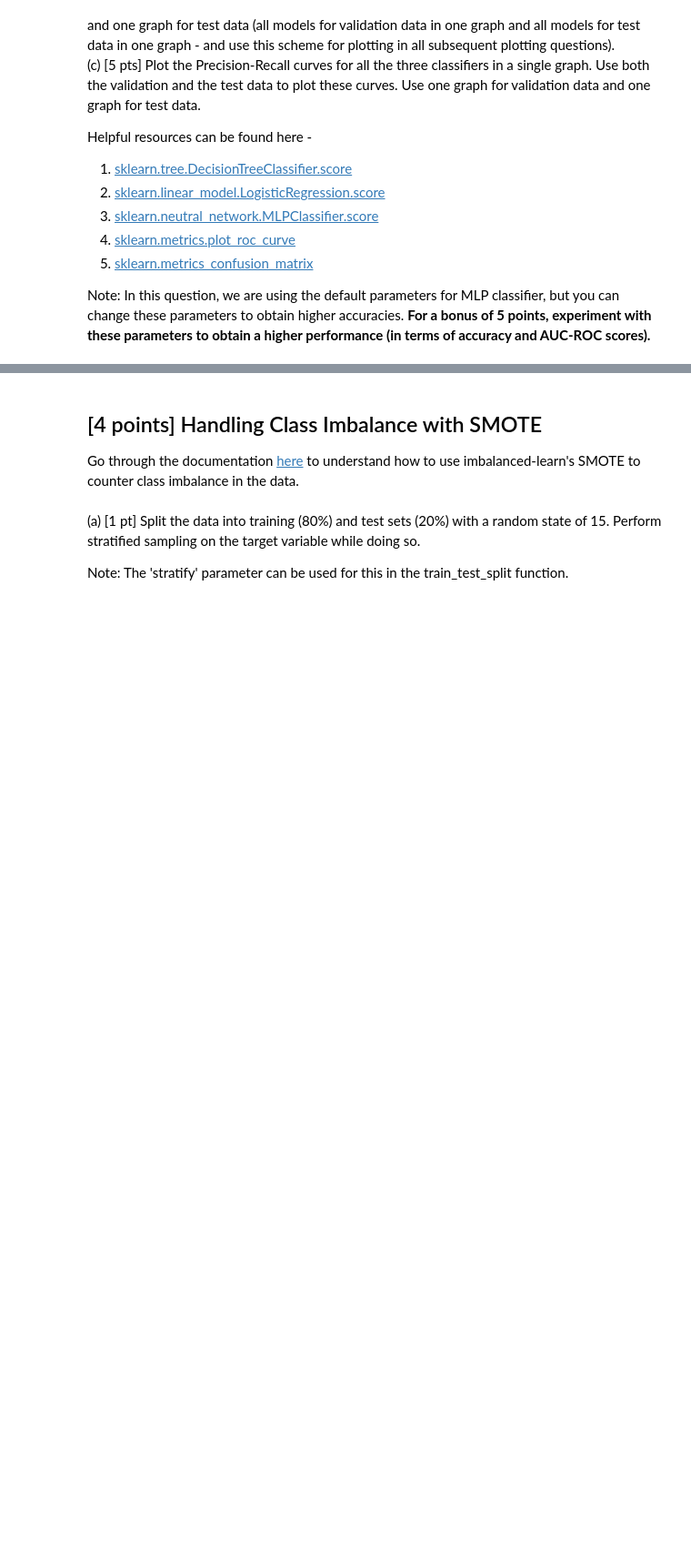
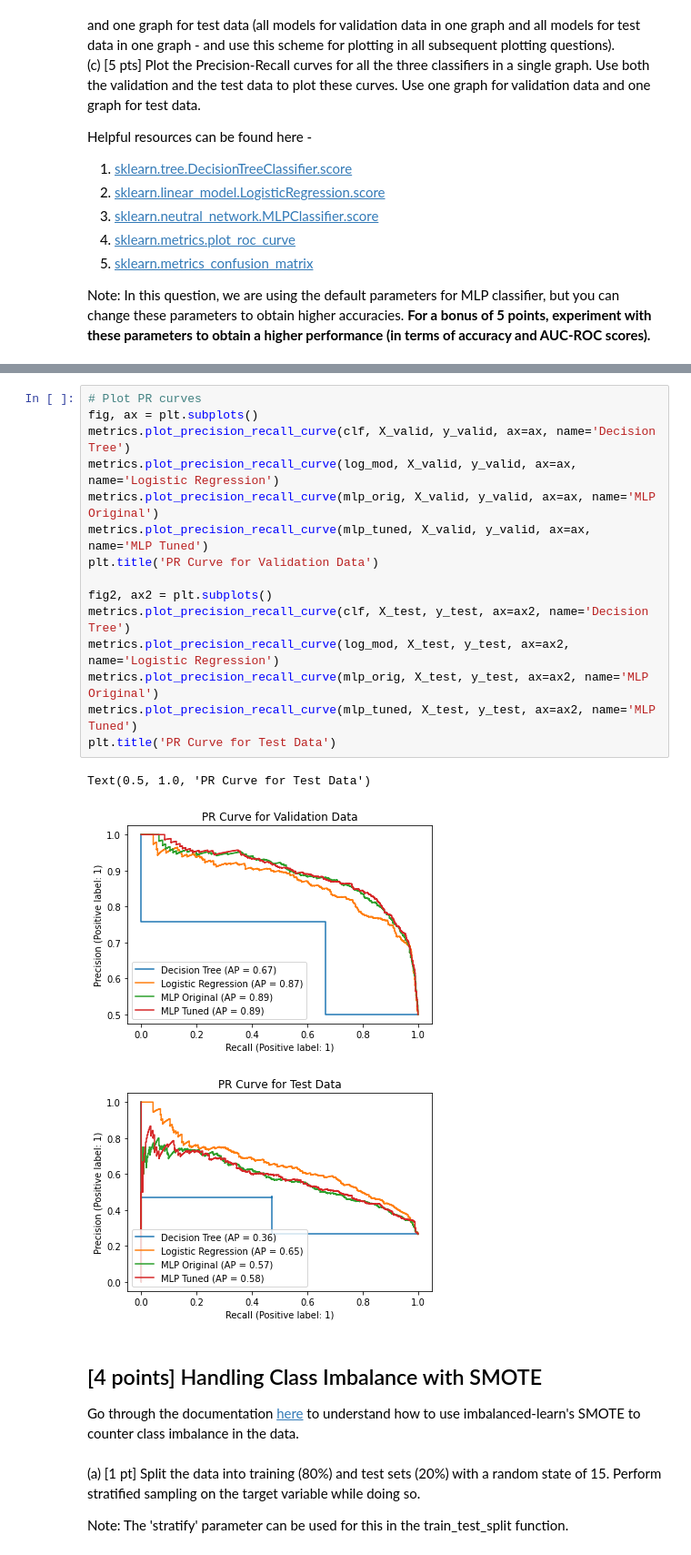
Before and after one commit to acremins1/AML-HW-4, a Jupyter notebook: AML_HW_4-1.ipynb, the cells around one changed output, grey strips where cells are left out. Shown: that part at 91% size. Saved outputs shown, nothing was run; the diff lists cells and outputs as text; blank space fills up the shorter version.

```diff
--- a/AML_HW_4-1.ipynb
+++ b/AML_HW_4-1.ipynb
@@ -414,3 +350,22 @@ Text(0.5, 1.0, 'PR Curve for Test Data')
+# %%
+# Plot PR curves
+fig, ax = plt.subplots()
+metrics.plot_precision_recall_curve(clf, X_valid, y_valid, ax=ax, name='Decision Tree')
+metrics.plot_precision_recall_curve(log_mod, X_valid, y_valid, ax=ax, name='Logistic Regression')
+metrics.plot_precision_recall_curve(mlp_orig, X_valid, y_valid, ax=ax, name='MLP Original')
+metrics.plot_precision_recall_curve(mlp_tuned, X_valid, y_valid, ax=ax, name='MLP Tuned')
+plt.title('PR Curve for Validation Data')
+
+fig2, ax2 = plt.subplots()
+metrics.plot_precision_recall_curve(clf, X_test, y_test, ax=ax2, name='Decision Tree')
+metrics.plot_precision_recall_curve(log_mod, X_test, y_test, ax=ax2, name='Logistic Regression')
+metrics.plot_precision_recall_curve(mlp_orig, X_test, y_test, ax=ax2, name='MLP Original')
+metrics.plot_precision_recall_curve(mlp_tuned, X_test, y_test, ax=ax2, name='MLP Tuned')
+plt.title('PR Curve for Test Data')
+# %% [output]
+Text(0.5, 1.0, 'PR Curve for Test Data')
+[figure, added]
+[figure, added]
 # %% [markdown]
 ## [4 points] Handling Class Imbalance with SMOTE
 
```
Also changed, not shown: parts of 19 cells of this notebook.
